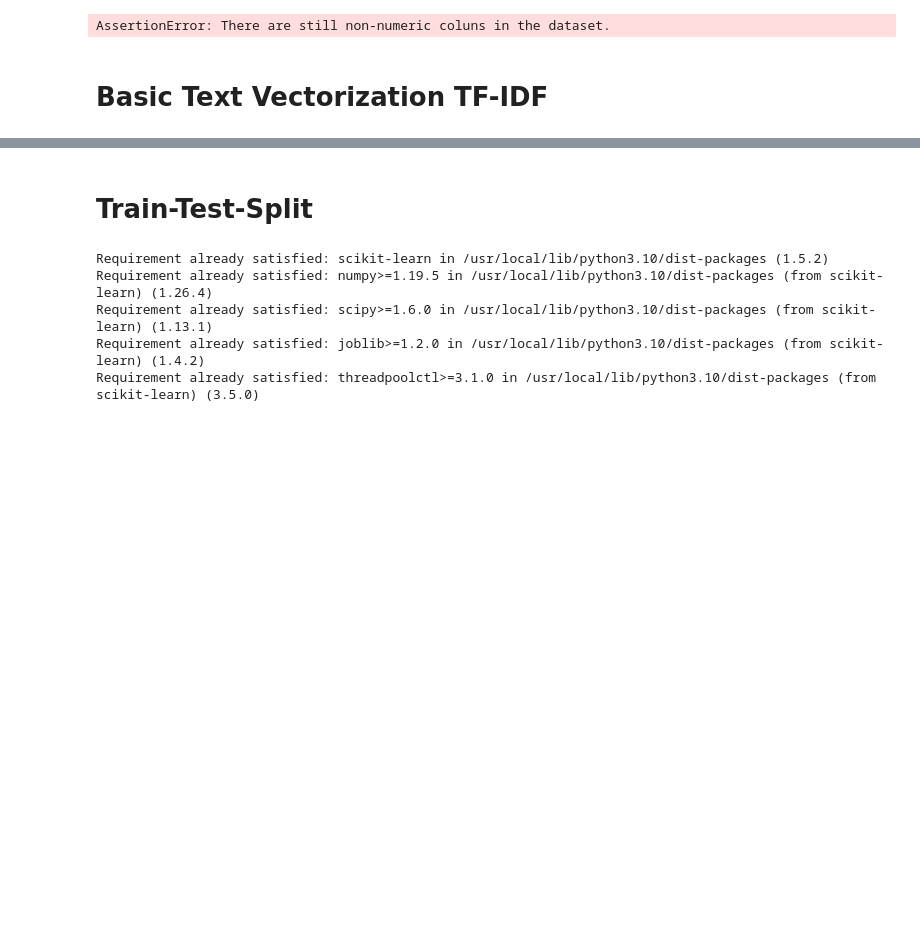
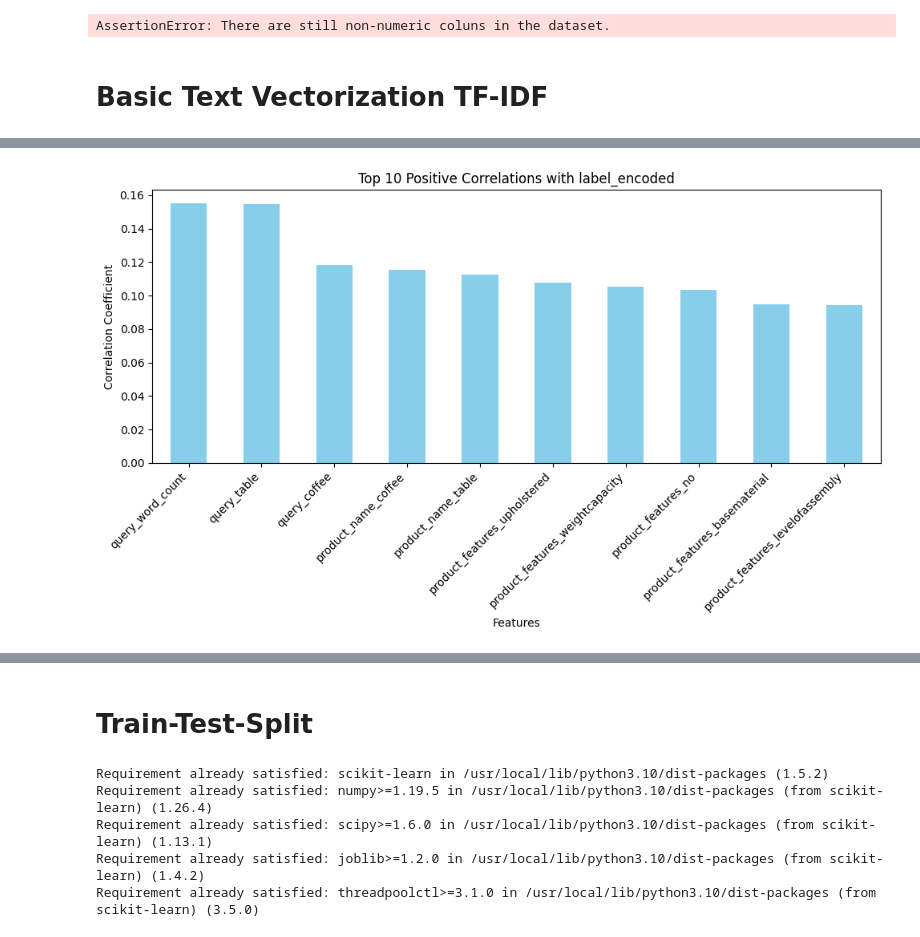
Before and after one commit to cody-mckeon/Search_Relevance, a Jupyter notebook: search_relevance.ipynb, the cells around one changed output, grey strips where cells are left out. Saved outputs shown, nothing was run; the diff lists cells and outputs as text; code cells hidden in the pictures; blank space fills up the shorter version.

```diff
--- a/search_relevance.ipynb
+++ b/search_relevance.ipynb
@@ -381,0 +566,11 @@ NameError: name 'X' is not defined
+# %%
+from sklearn.preprocessing import LabelEncoder
+
+correlation_df = merged_df.copy()
+
+
+# Initialize the LabelEncoder
+label_encoder = LabelEncoder()
+
+# Fit and transform the 'label' column
+correlation_df['label_encoded'] = label_encoder.fit_transform(correlation_df['label'])
@@ -381,0 +605,4 @@ NameError: name 'X' is not defined
+# %%
+# prompt: drop the query_class, product_class, category hierarchy
+
+correlation_df = correlation_df.drop(columns=['query_class', 'product_class', 'category hierarchy'])
@@ -381,0 +644,13 @@ NameError: name 'X' is not defined
+# %%
+# Drop Id
+correlation_df = correlation_df.drop(columns=['id'])
+
+# Calculate correlation with the target label 'label_encoded'
+correlations_with_label = correlation_df.corr()['label_encoded'].sort_values(ascending=False)
+
+# Extract the top 10 positively and top 10 negatively correlated features with 'label_encoded'
+top_positive_correlations = correlations_with_label.head(11)[1:] # Exclude 'label_encoded' itself
+top_negative_correlations = correlations_with_label.tail(10)
+
+# Display the top correlated features
+top_positive_correlations, top_negative_correlations
@@ -381,0 +725,12 @@ NameError: name 'X' is not defined
+# %%
+# Create a bar plot for the top 10 postively correlated features
+plt.figure(figsize=(10, 6))
+top_positive_correlations.plot(kind='bar', color='skyblue')
+plt.title('Top 10 Positive Correlations with label_encoded')
+plt.xlabel('Features')
+plt.ylabel('Correlation Coefficient')
+plt.xticks(rotation=45, ha='right')
+plt.tight_layout()
+plt.show()
+# %% [output]
+[figure, added]
```
Also changed, not shown: parts of 54 cells of this notebook.
